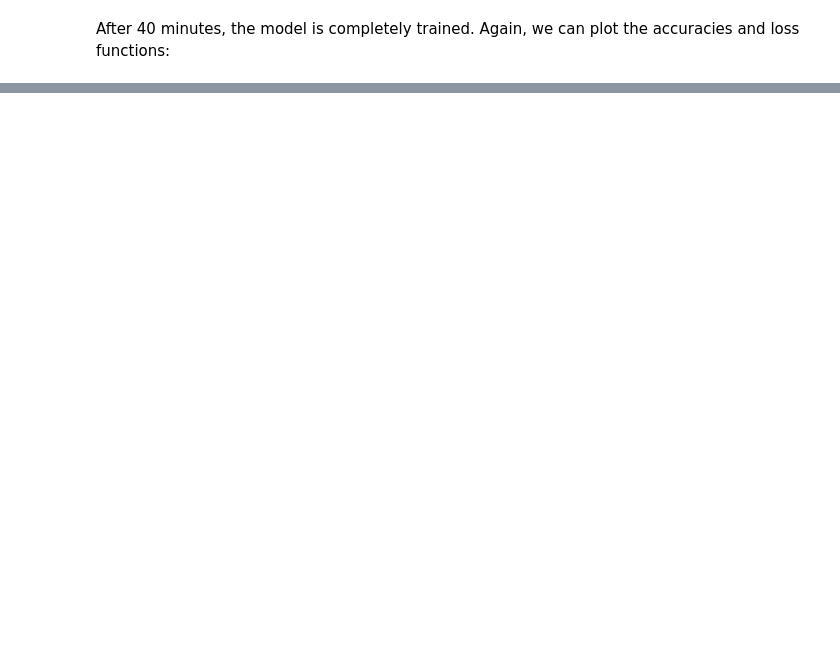
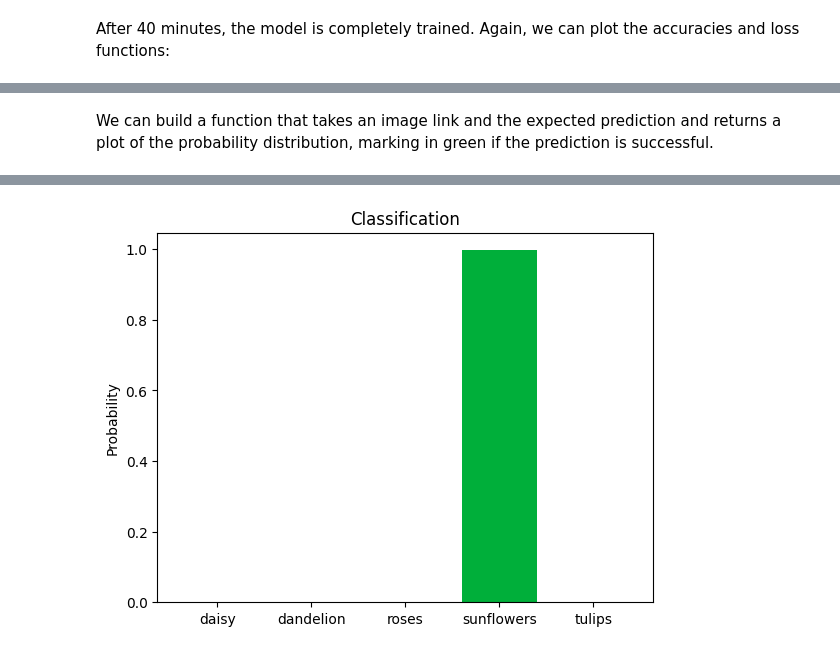
Before and after one commit to alexpg7/Flower-Classifier, a Jupyter notebook: FlowerClassifier.ipynb, the cells around one changed output, grey strips where cells are left out. Drawn from its saved outputs; the diff is of its cells as text; code cells hidden in the pictures; blank space fills up the shorter version.

```diff
--- a/FlowerClassifier.ipynb
+++ b/FlowerClassifier.ipynb
@@ -453,0 +468,3 @@ Is overfitting stil there? Of course, but this time it has gotten much better. T
+# %%
+model3 = tf.keras.models.load_model(path)
+model3.summary()
@@ -453,0 +504,40 @@ Is overfitting stil there? Of course, but this time it has gotten much better. T
+# %% [markdown]
+We can build a function that takes an image link and the expected prediction and returns a plot of the probability distribution, marking in green if the prediction is successful.
+# %%
+import requests
+
+def Plotpred(prediction):
+  probability = tf.nn.softmax(prediction[0][0], axis=-1).numpy()
+  colorTrue = "#00AF3A"
+  colorFalse = "#AF0000"
+  colorOther = "#949494"
+  color = []
+  max = np.max(probability)
+  classes = ["daisy", "dandelion", "roses", "sunflowers", "tulips"]
+  pred = prediction[1]
+  for prob, typee in zip(probability, classes):
+    if typee == pred and prob == max:
+      color.append(colorTrue)
+    elif typee != pred and prob == max:
+      color.append(colorFalse)
+    else:
+      color.append(colorOther)
+  plt.bar(classes, probability, color=color)
+  plt.ylabel("Probability")
+  plt.title("Classification")
+  plt.show()
+
+def Probplot(link, typee):
+  url = link
+  response = requests.get(url)
+  image_bytes = response.content
+
+  # decode image
+  img_tensor = tf.image.decode_image(image_bytes, channels=3)
+  img_tensor = tf.image.resize(img_tensor, [IMG_SHAPE, IMG_SHAPE])
+  img_tensor = tf.expand_dims(img_tensor, axis=0)  # Add batch dimension
+  img_tensor = tf.cast(img_tensor, tf.float32) / 255.0
+  return Plotpred([model3.predict(img_tensor), typee])
+# %%
+Probplot("https://www.gardenia.net/wp-content/uploads/2024/01/shutterstock_2084235901.jpg", "sunflowers")
+# %% [output]
@@ -453,0 +545 @@ Is overfitting stil there? Of course, but this time it has gotten much better. T
+[figure, added]
```
Also changed, not shown: parts of 16 cells of this notebook.
